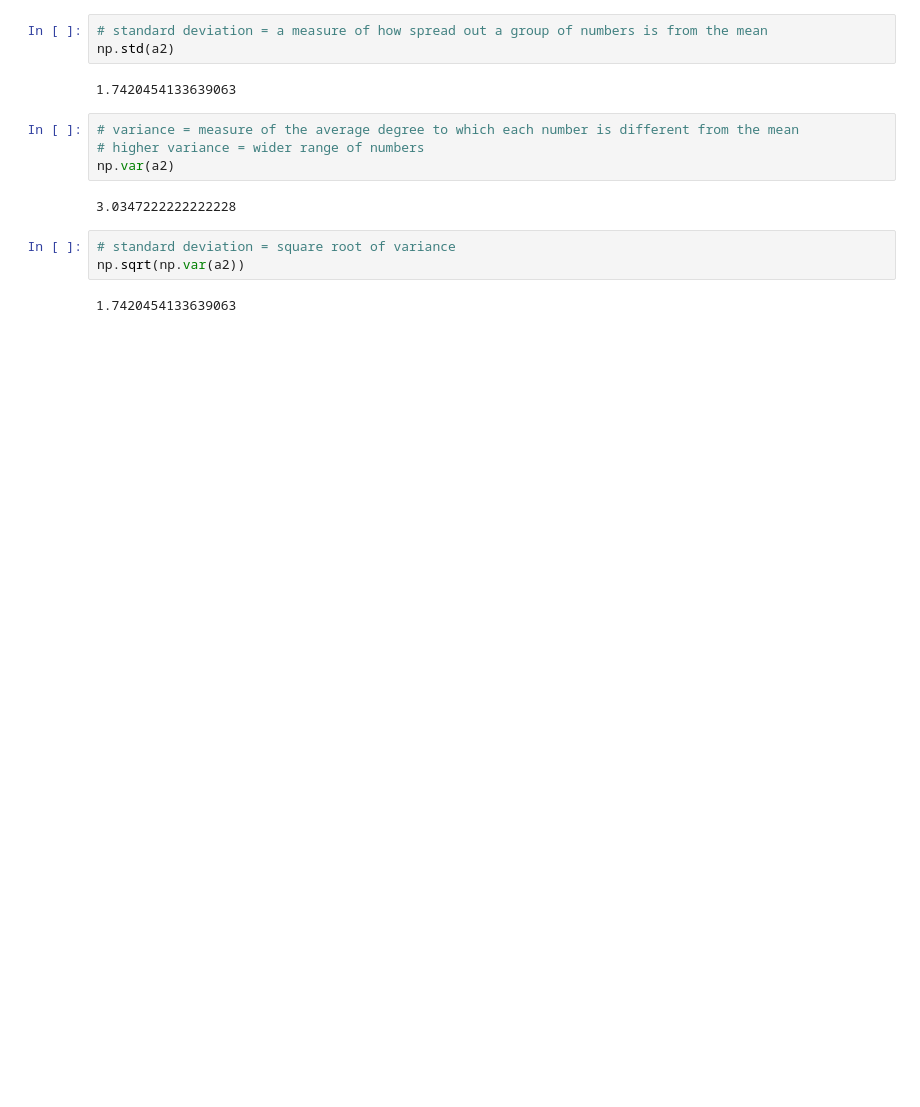
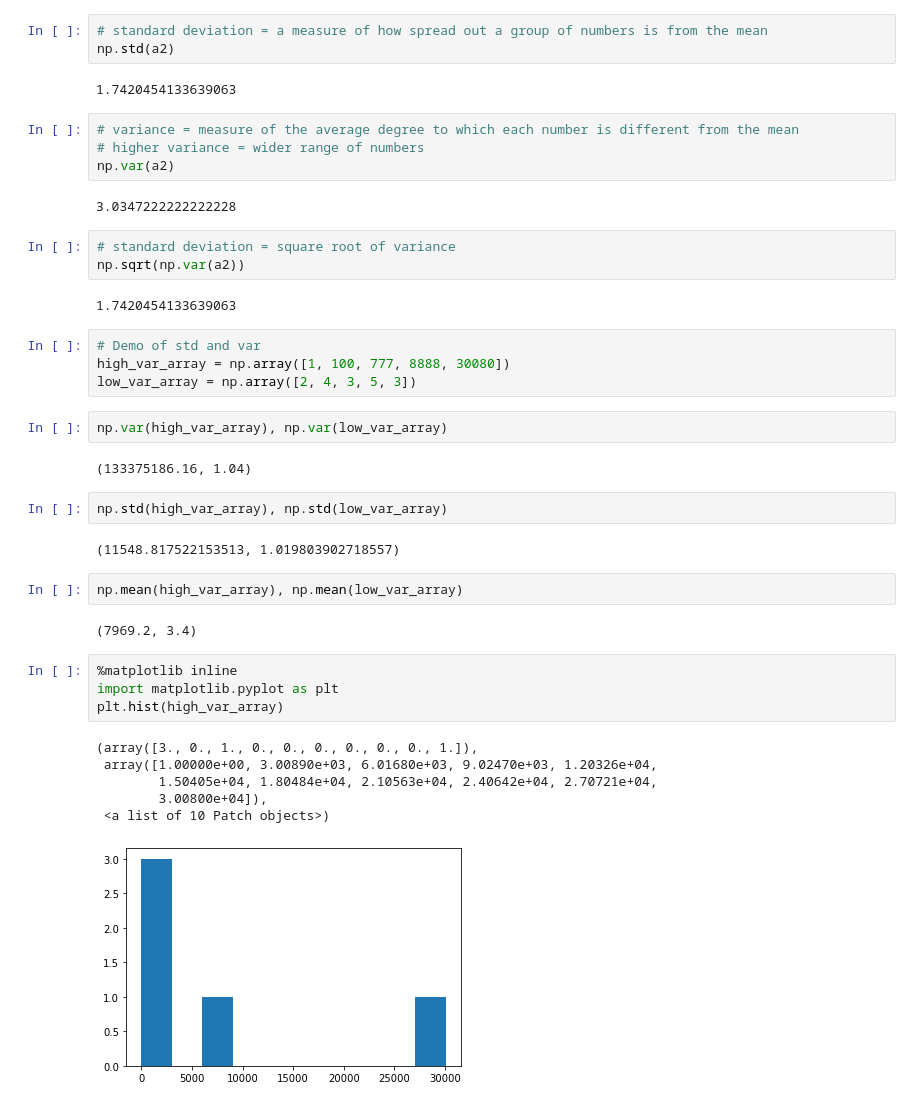
Before and after one commit to sophiabrandt/ZTM-Complete-Machine-Learning-Data-Science, a Jupyter notebook: notebooks/introduction-to-numpy.ipynb, the cells around one changed output. Cells and saved outputs as stored; diff of their text form; blank space fills up the shorter version.

```diff
--- a/notebooks/introduction-to-numpy.ipynb
+++ b/notebooks/introduction-to-numpy.ipynb
@@ -430,3 +429,30 @@ np.var(a2)
 np.sqrt(np.var(a2))
 # %% [output]
 1.7420454133639063
+# %%
+# Demo of std and var
+high_var_array = np.array([1, 100, 777, 8888, 30080])
+low_var_array = np.array([2, 4, 3, 5, 3])
+# %%
+np.var(high_var_array), np.var(low_var_array)
+# %% [output]
+(133375186.16, 1.04)
+# %%
+np.std(high_var_array), np.std(low_var_array)
+# %% [output]
+(11548.817522153513, 1.019803902718557)
+# %%
+np.mean(high_var_array), np.mean(low_var_array)
+# %% [output]
+(7969.2, 3.4)
+# %%
+%matplotlib inline
+import matplotlib.pyplot as plt
+plt.hist(high_var_array)
+# %% [output]
+(array([3., 0., 1., 0., 0., 0., 0., 0., 0., 1.]),
+ array([1.00000e+00, 3.00890e+03, 6.01680e+03, 9.02470e+03, 1.20326e+04,
+        1.50405e+04, 1.80484e+04, 2.10563e+04, 2.40642e+04, 2.70721e+04,
+        3.00800e+04]),
+ <a list of 10 Patch objects>)
+[figure, added]
```
Also changed, not shown: parts of 76 cells of this notebook, 3 other files.
